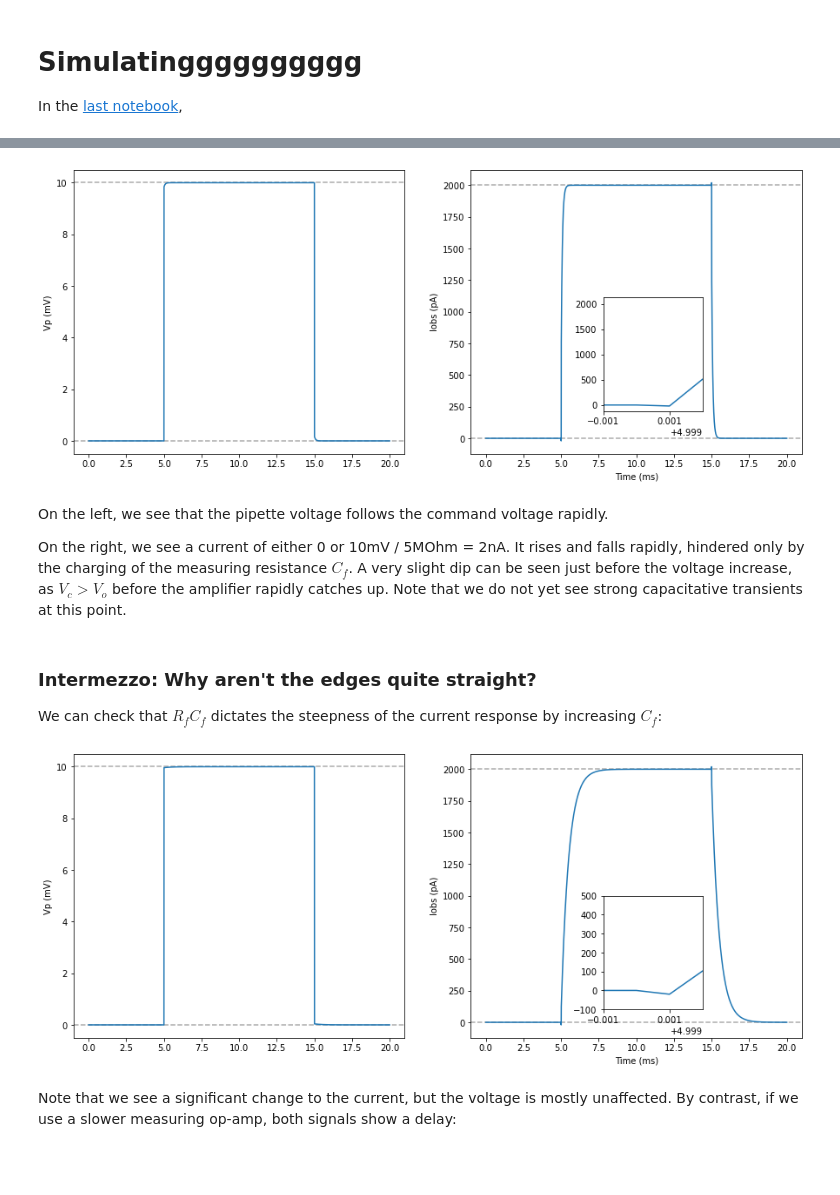
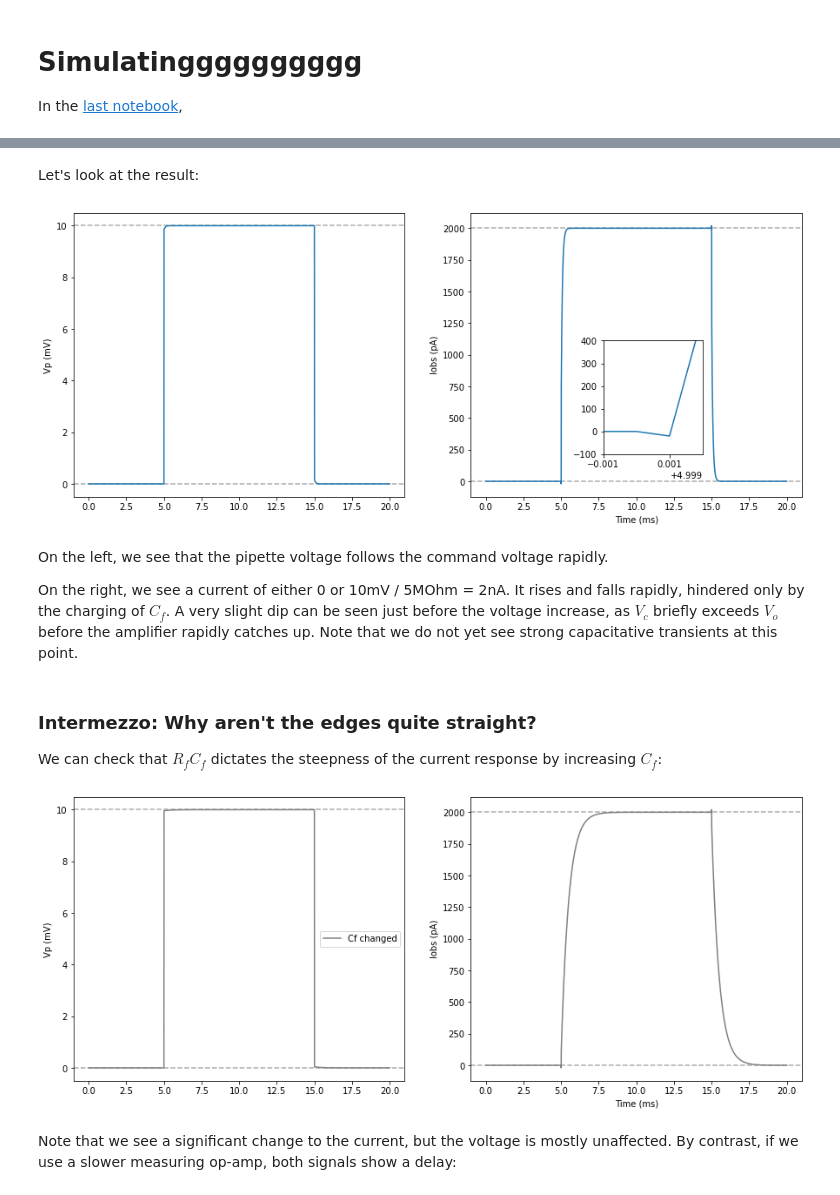
Before and after one commit to CardiacModelling/fitting-notebooks, a Jupyter notebook: artefacts/artefacts-3-simulations.ipynb, the cells around one changed output, grey strips where cells are left out. Cells and saved outputs as stored; diff of their text form; code cells hidden in the pictures; blank space fills up the shorter version.

```diff
--- a/artefacts/artefacts-3-simulations.ipynb
+++ b/artefacts/artefacts-3-simulations.ipynb
@@ -31,7 +34,7 @@ Rf = 0.5 [GOhm] in [GOhm]
 Cf = 0.15 [pF] in [pF]
 tau_amp = 20e-6 [ms] in [ms]
 I = 0 [pA] in [pA]
-E_off = 0 [mV] in [mV]
+E_off = 12 [mV] in [mV]
 Vc = engine.pace * 1 [mV]
     in [mV]
 dot(Vp) = ((Vo - Vp) / Rf - (Vp + E_off) / Rs + Cf * dot(Vo)) / (Cf + Cp)
@@ -68,3 +71,9 @@ def create_plot(label1='Vp (mV)', label2='Iobs (pA)', av1=[], av2=[]):
         ax2.axhline(y, **kw)
 
     return fig, ax1, ax2
+
+blue_hls = colorsys.rgb_to_hls(*matplotlib.colors.ColorConverter.to_rgb('tab:blue'))
+def blue(f):
+    h, l, s = blue_hls
+    return colorsys.hls_to_rgb(
+        blue_hls[0], 1 - f * (1 - blue_hls[1]), blue_hls[2])
@@ -70,0 +89,11 @@ def create_plot(label1='Vp (mV)', label2='Iobs (pA)', av1=[], av2=[]):
+# %%
+fig, ax1, ax2 = create_plot(av1=[0, 10], av2=[0, 2000])
+for E in np.linspace(12, 0, 8):
+    s.reset()
+    s.set_constant('amp.E_off', E)
+    s.pre(4)
+    d = s.run(20, log_interval=1e-3)
+    ax2.plot(d.time(), d['amp.I_obs'], color=blue(1 - 0.9 * (E / 12)))
+ax1.plot(d.time(), d['amp.Vp'])
+ax2.text(12, 500, 'Zeroing!', rotation=-20)
+plt.show()
@@ -71,20 +102,22 @@ def create_plot(label1='Vp (mV)', label2='Iobs (pA)', av1=[], av2=[]):
+# %% [markdown]
+Let's look at the result:
 # %%
-fig, ax1, ax2 = create_plot(av1=(0, 10), av2=(0, 2000))
+fig, ax1, ax2 = create_plot(av1=[0, 10], av2=[0, 2000])
 ax1.plot(d.time(), d['amp.Vp'])
 ax2.plot(d.time(), d['amp.I_obs'])
 ins = ax2.inset_axes((0.4, 0.15, 0.3, 0.4))
 ins.plot(d.time(), d['amp.I_obs'])
 ins.set_xlim(4.998, 5.001)
-#ins.set_ylim(-100, 500)
+ins.set_ylim(-100, 400)
 plt.show()
 # %% [output]
-[figure, old version]
+[figure, new version]
 # %% [markdown]
 On the left, we see that the pipette voltage follows the command voltage rapidly.
 
 On the right, we see a current of either 0 or 10mV / 5MOhm = 2nA.
-It rises and falls rapidly, hindered only by the charging of the measuring resistance $C_f$.
-A very slight dip can be seen just before the voltage increase, as $V_c > V_o$ before the amplifier rapidly catches up.
+It rises and falls rapidly, hindered only by the charging of $C_f$.
+A very slight dip can be seen just before the voltage increase, as $V_c$ briefly exceeds $V_o$ before the amplifier rapidly catches up.
 Note that we do not yet see strong capacitative transients at this point.
 # %% [markdown]
 ### Intermezzo: Why aren't the edges quite straight?
@@ -93,19 +126,16 @@ We can check that $R_fC_f$ dictates the steepness of the current response by inc
 # %%
 s.reset()
 s.set_constant('amp.Cf', 1)
 d = s.run(20, log_interval=1e-3)
 s.set_constant('amp.Cf', 0.15)
 
 fig, ax1, ax2 = create_plot(av1=(0, 10), av2=(0, 2000))
-ax1.plot(d.time(), d['amp.Vp'])
-ax2.plot(d.time(), d['amp.I_obs'])
-ins = ax2.inset_axes((0.4, 0.1, 0.3, 0.4))
-ins.plot(d.time(), d['amp.I_obs'])
-ins.set_xlim(4.998, 5.001)
-ins.set_ylim(-100, 500)
+ax1.plot(d.time(), d['amp.Vp'], color='gray', label='Cf changed')
+ax2.plot(d.time(), d['amp.I_obs'], color='gray')
+ax1.legend()
 plt.show()
 # %% [output]
-[figure, old version]
+[figure, new version]
 # %% [markdown]
 Note that we see a significant change to the current, but the voltage is mostly unaffected.
 By contrast, if we use a slower measuring op-amp, both signals show a delay:
```
Also changed, not shown: parts of 29 cells of this notebook.
